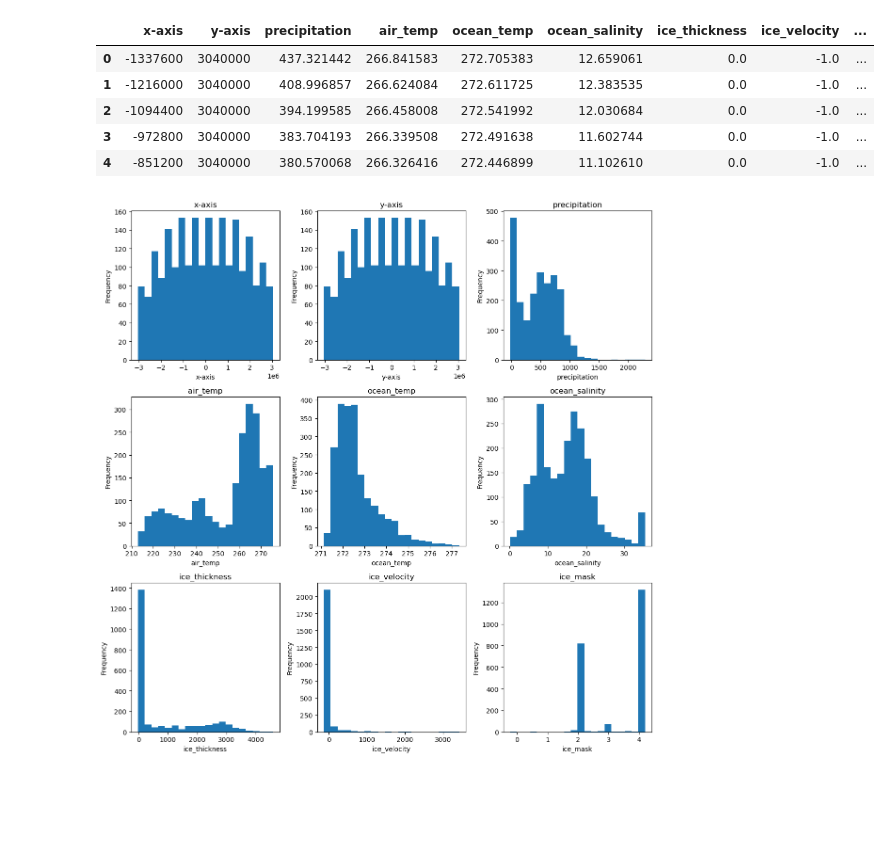
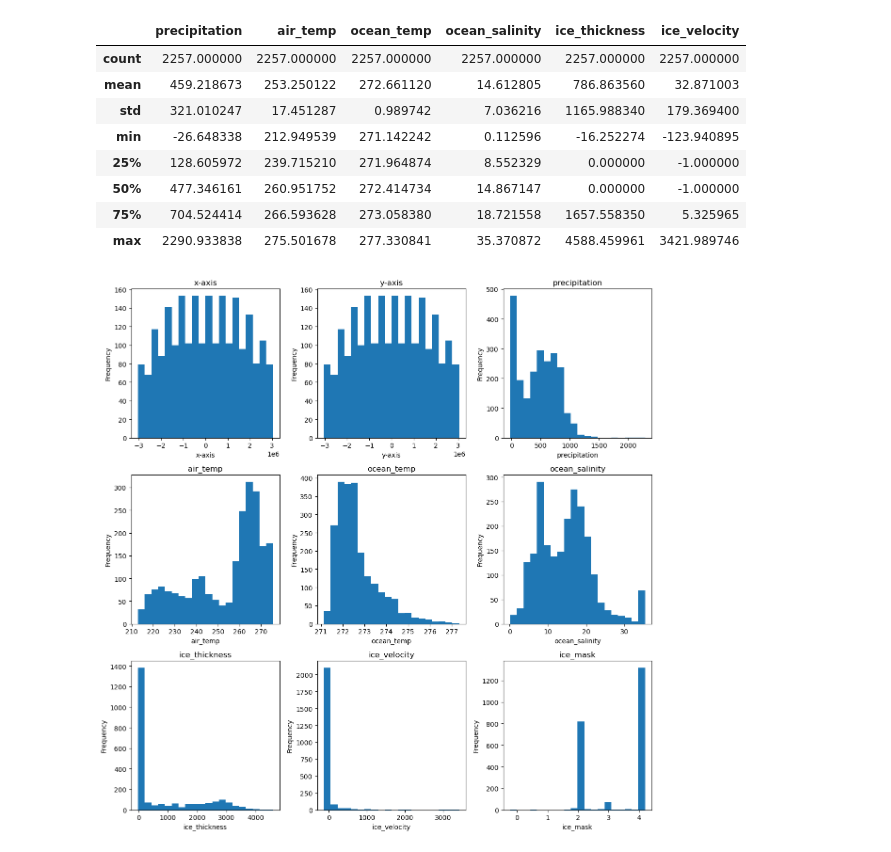
Before and after one commit to serafinaslevin/GP_Research, a Jupyter notebook: EDA.ipynb, the cells around one changed output. Drawn from its saved outputs; the diff is of its cells as text; code cells hidden in the pictures; blank space fills up the shorter version.

```diff
--- a/EDA.ipynb
+++ b/EDA.ipynb
@@ -1,15 +1,19 @@
 # %%
 import pandas as pd
 
 full_df = pd.read_csv('data/full_df-0.csv')
-full_df.head()
+full_df.drop(columns=['x-axis', 'y-axis', 'ice_mask'], inplace=True)
+full_df.describe()
 # %% [output]
-|  | x-axis | y-axis | precipitation | air_temp | ocean_temp | ocean_salinity | ice_thickness | ice_velocity | ... |
-| 0 | -1337600 | 3040000 | 437.321442 | 266.841583 | 272.705383 | 12.659061 | 0.0 | -1.0 | ... |
-| 1 | -1216000 | 3040000 | 408.996857 | 266.624084 | 272.611725 | 12.383535 | 0.0 | -1.0 | ... |
-| 2 | -1094400 | 3040000 | 394.199585 | 266.458008 | 272.541992 | 12.030684 | 0.0 | -1.0 | ... |
-| 3 | -972800 | 3040000 | 383.704193 | 266.339508 | 272.491638 | 11.602744 | 0.0 | -1.0 | ... |
-| 4 | -851200 | 3040000 | 380.570068 | 266.326416 | 272.446899 | 11.102610 | 0.0 | -1.0 | ... |
+|  | precipitation | air_temp | ocean_temp | ocean_salinity | ice_thickness | ice_velocity |
+| count | 2257.000000 | 2257.000000 | 2257.000000 | 2257.000000 | 2257.000000 | 2257.000000 |
+| mean | 459.218673 | 253.250122 | 272.661120 | 14.612805 | 786.863560 | 32.871003 |
+| std | 321.010247 | 17.451287 | 0.989742 | 7.036216 | 1165.988340 | 179.369400 |
+| min | -26.648338 | 212.949539 | 271.142242 | 0.112596 | -16.252274 | -123.940895 |
+| 25% | 128.605972 | 239.715210 | 271.964874 | 8.552329 | 0.000000 | -1.000000 |
+| 50% | 477.346161 | 260.951752 | 272.414734 | 14.867147 | 0.000000 | -1.000000 |
+| 75% | 704.524414 | 266.593628 | 273.058380 | 18.721558 | 1657.558350 | 5.325965 |
+| max | 2290.933838 | 275.501678 | 277.330841 | 35.370872 | 4588.459961 | 3421.989746 |
 # %%
 import matplotlib.pyplot as plt
 
```
Also changed, not shown: parts of 14 cells of this notebook, 1 other file.
